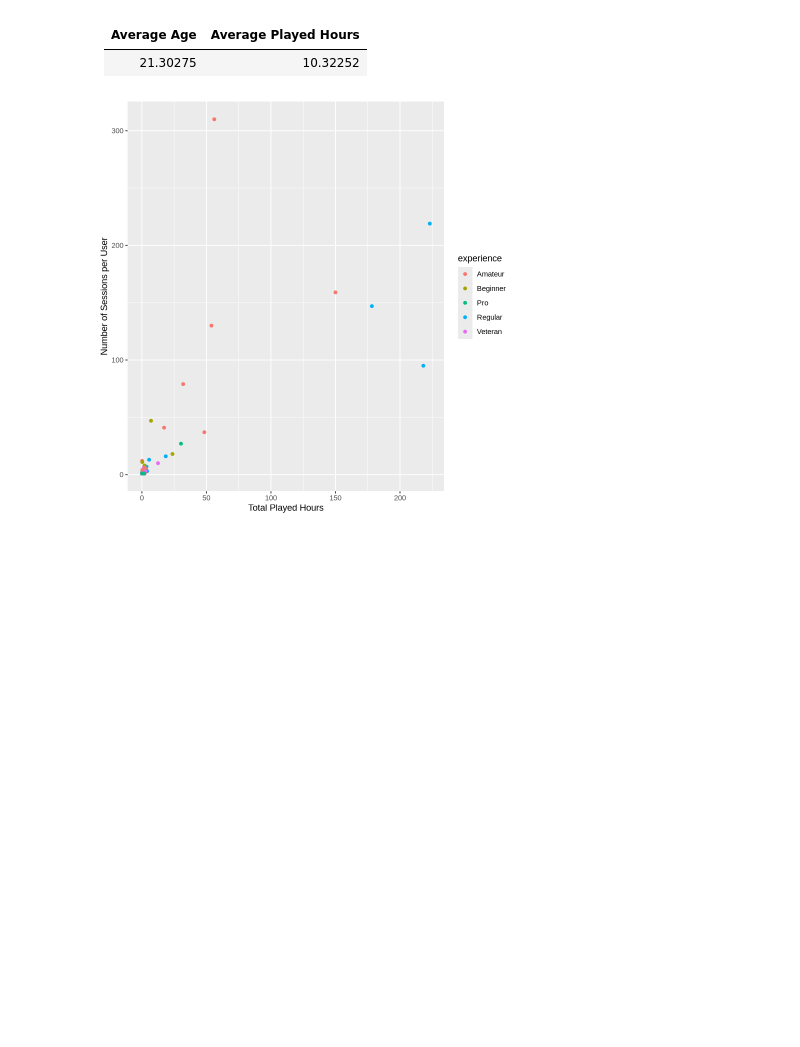
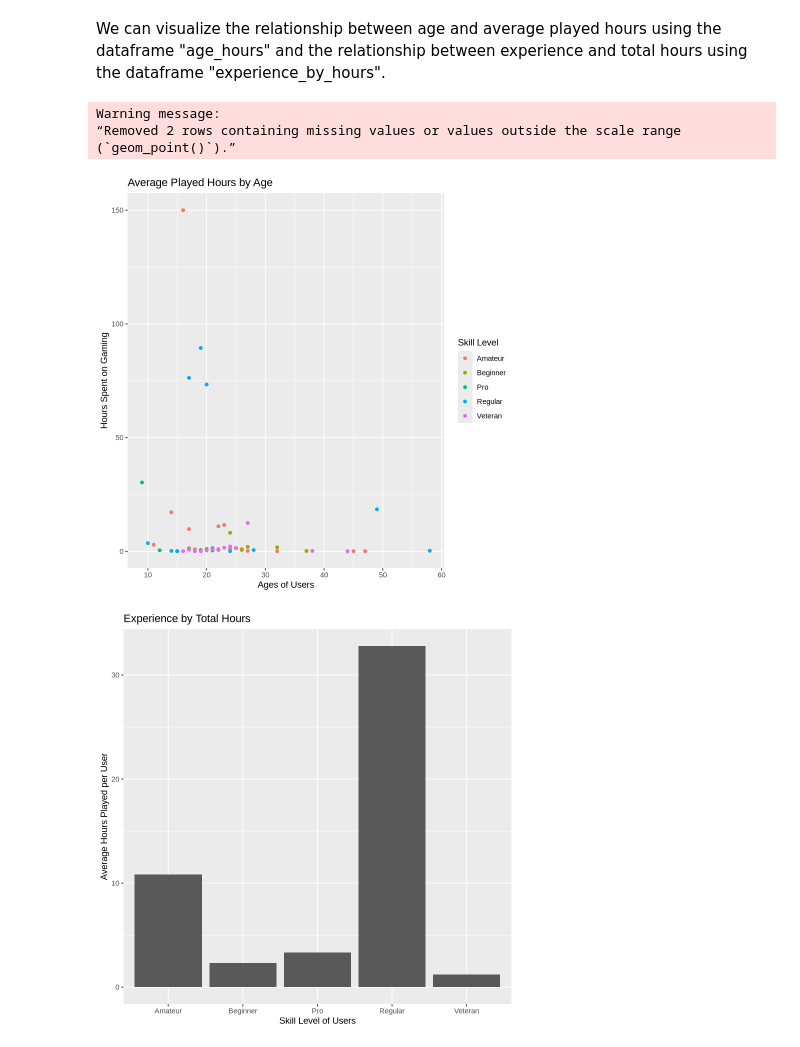
Before and after one commit to mandalaalinn-jpg/DS-Proposal, a Jupyter notebook: DataScienceProposal.ipynb, the cells around one changed output. Cells and saved outputs as stored; diff of their text form; code cells hidden in the pictures; blank space fills up the shorter version.

```diff
--- a/DataScienceProposal.ipynb
+++ b/DataScienceProposal.ipynb
@@ -125,14 +127,24 @@ clean_names() |>
 mutate(experience = as.factor(experience))|>
 filter(played_hours > 0.0)
 
-sessions <- sessions |>
-clean_names()
+age_hours <- players|>
+group_by(experience, age)|>
+summarize(avg_hours = mean(played_hours))
 
-session_summary <- sessions|>
-group_by(hashed_email) |>
-summarize(total_sessions = n())
+experience_by_hours <- players|>
+group_by(experience)|>
+summarize(total_hours = sum(played_hours),
+          users = n(),
+          avg_hours_per_user = total_hours/users)
+experience_by_hours
 
-combined_data <- players |>
-left_join(session_summary, by = "hashed_email")
-combined_data
+
+# session_summary <- sessions|>
+# group_by(hashed_email) |>
+# summarize(total_sessions = n())
+
+# combined_data <- players |>
+# left_join(session_summary, by = "hashed_email")|>
+# select(experience, played_hours, total_sessions)
+# combined_data
 # %% [output]
@@ -161,12 +161,20 @@ summarize(avg_age = mean(age, na.rm = TRUE), avg_played_hours = mean(played_hour
-# %% [markdown]
-|Average Age|Average Played Hours|
-|------|------|
-|21.30275|10.32252|
+# %% [markdown]
+We can visualize the relationship between age and average played hours using the dataframe "age_hours" and the relationship between experience and total hours using the dataframe "experience_by_hours".
 # %%
-combined_data_plot <- combined_data |>
-ggplot(aes(x = played_hours, y = total_sessions, color = experience)) +
+summary_players_plot <- age_hours |>
+ggplot(aes(x = age, y = avg_hours, color = experience)) +
 geom_point() +
-labs(x = "Total Played Hours", y = "Number of Sessions per User")
-combined_data_plot
+labs(x = "Ages of Users", y = "Hours Spent on Gaming", title = "Average Played Hours by Age", color = "Skill Level")
+summary_players_plot
+
+experience_hours_plot <- experience_by_hours |>
+ggplot(aes(x = experience, y = avg_hours_per_user)) +
+geom_bar(stat="identity") +
+labs(x = "Skill Level of Users", y = "Average Hours Played per User", title = "Experience by Total Hours")
+experience_hours_plot
 # %% [output]
+Warning message:
+“Removed 2 rows containing missing values or values outside the scale range
+(`geom_point()`).”
-[figure, old version]
+[figure, new version]
+[figure, added]
```
Also changed, not shown: parts of 10 cells of this notebook.
